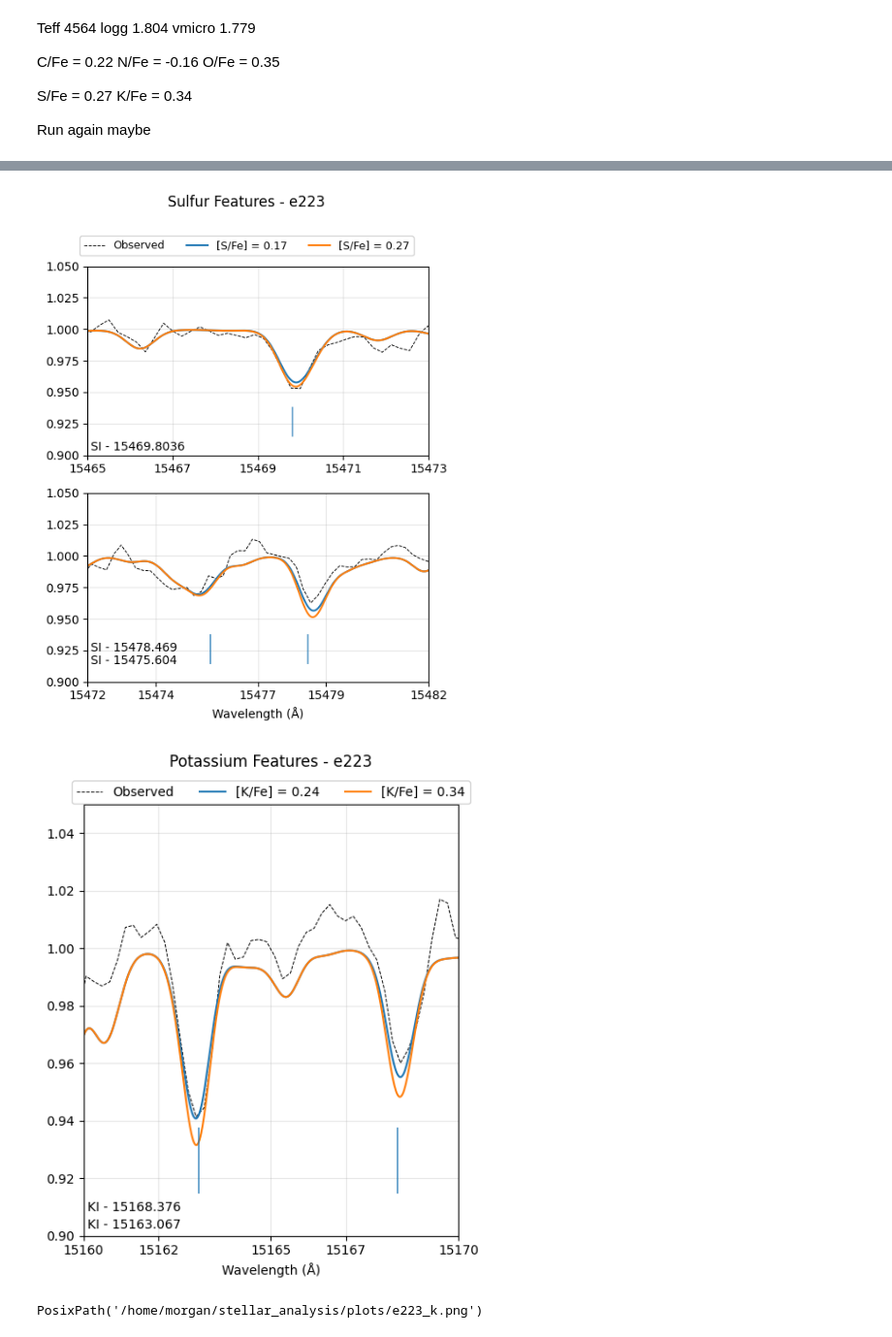
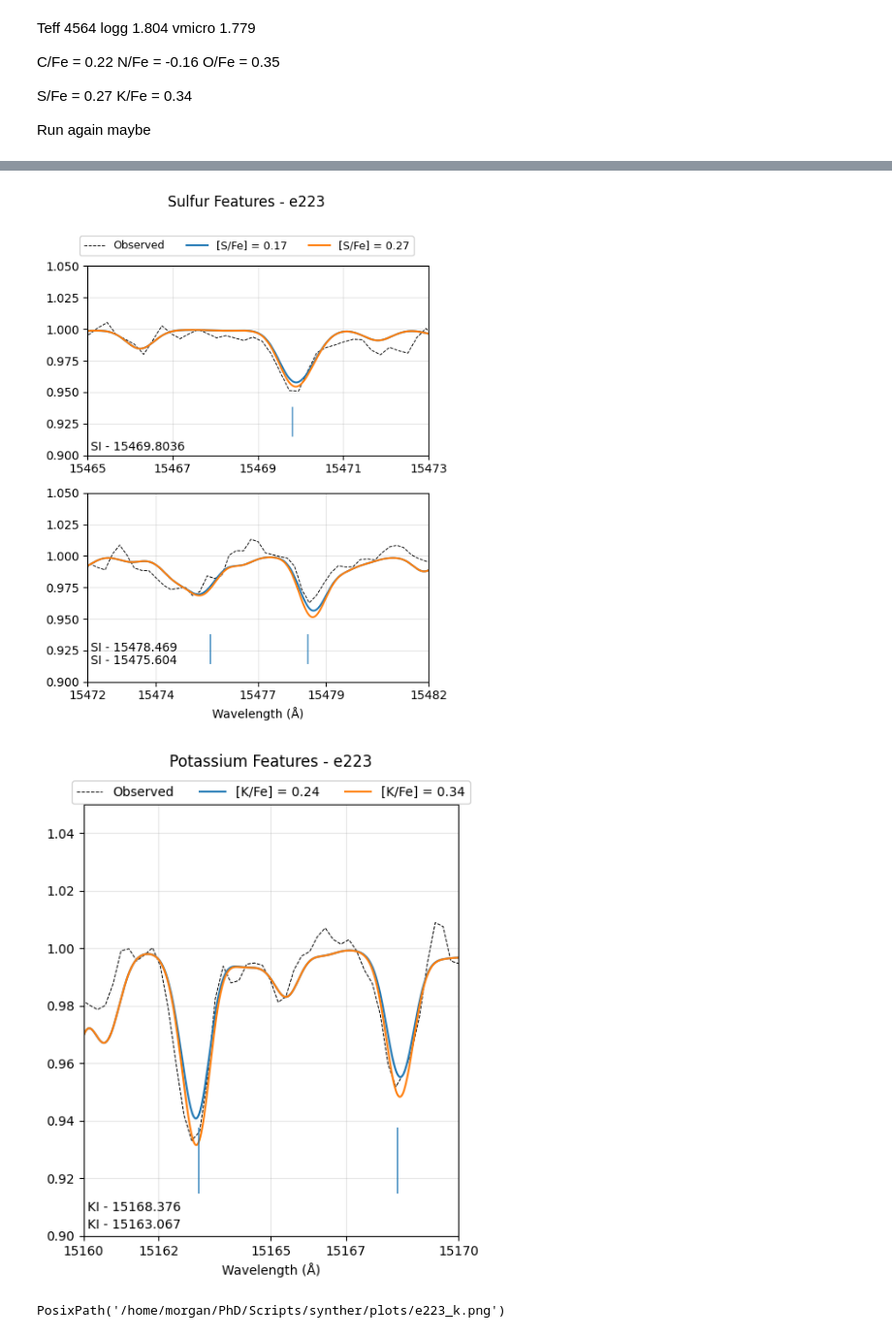
Before and after one commit to bornofthesea/synther, a Jupyter notebook: e223.ipynb, the cells around one changed output, grey strips where cells are left out. Shown: that part at 97% size. Cells and saved outputs as stored; diff of their text form; code cells hidden in the pictures.

```diff
--- a/e223.ipynb
+++ b/e223.ipynb
@@ -2,6 +2,7 @@
 from stellar_analysis import plot_cno, plot_phosphorus, plot_potassium, plot_sulfur, plot_nir, plot_ce
 starname = 'e223'
 observed = 'e223.dat'
+rv = -83
 # %% [markdown]
 Teff 4564 logg 1.804 vmicro 1.779
 
@@ -51,32 +54,34 @@ PosixPath('/home/morgan/stellar_analysis/plots/e223_p.png')
 # %%
 speclist = ["e223xb.dat", "e223xbs01k01.dat"]
 label = ['[S/Fe] = 0.17', '[S/Fe] = 0.27']
 plot_sulfur(
     synthetic_files=speclist,
     observed_file="e223.dat",
     labels=label,
     starname="e223",
     figsize=(5,6),
-    xoffset1 = -6.15, yoffset1 = 0.16, ncorr1 = 1.2,
-    xoffset2 = -6.15, yoffset2 = 0.16, ncorr2 = 1.2,
+    rvoffset = rv,
+    yoffset1 = 0.16, ncorr1 = 1.2,
+    yoffset2 = 0.16, ncorr2 = 1.2,
     ylim1 = (0.90, 1.05), ylim2 = (0.90, 1.05)
 )
 
 speclist = ["e223xb.dat", "e223xbs01k01.dat"]
 label = ['[K/Fe] = 0.24', '[K/Fe] = 0.34']
 plot_potassium(
     synthetic_files=speclist,
     observed_file="e223.dat",
     labels=label,
     starname="e223",
     figsize=(5,6),
-    xoffset1 = -5.95, yoffset1 = 0.16, ncorr1 = 1.2,
+    rvoffset = rv,
+    yoffset1 = 0.15, ncorr1 = 1.2,
     ylim1 = (0.90, 1.05)
 )
 # %% [output]
-[figure, old version]
+[figure, new version]
-[figure, old version]
+[figure, new version]
-PosixPath('/home/morgan/stellar_analysis/plots/e223_k.png')
+PosixPath('/home/morgan/PhD/Scripts/synther/plots/e223_k.png')
 # %%
 speclist = ["e223xa.dat"]
 label = ['[Ce/Fe] = -0.19']
```
Also changed, not shown: parts of 3 cells of this notebook, 25 other files.
